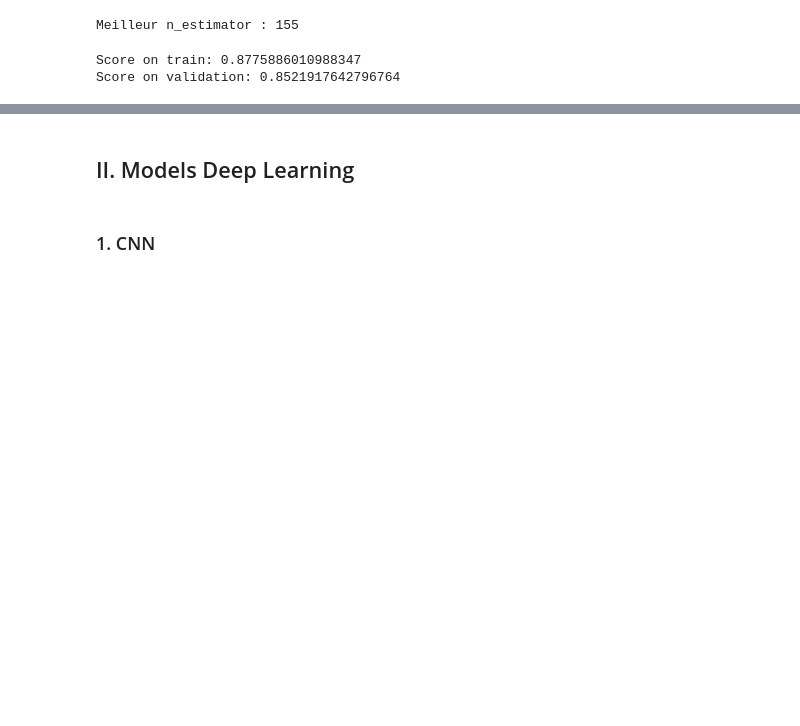
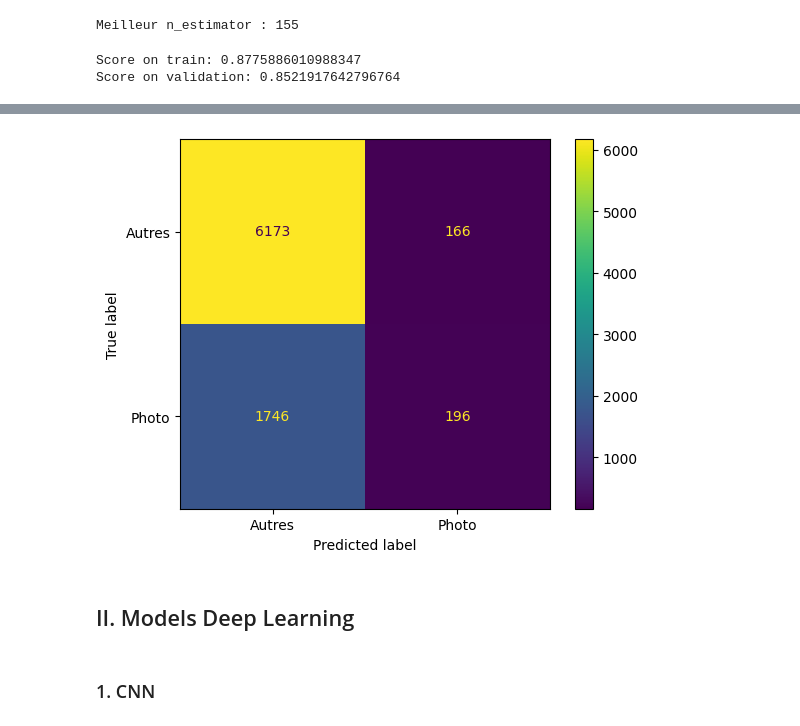
Before and after one commit to NesrineGuesmii/DataSc_Projet, a Jupyter notebook: Classification binaire.ipynb, the cells around one changed output, grey strips where cells are left out. Cells and saved outputs as stored; diff of their text form; code cells hidden in the pictures; blank space fills up the shorter version.

```diff
--- a/Classification binaire.ipynb
+++ b/Classification binaire.ipynb
@@ -205,3 +238,7 @@ plt.show()
+# %%
+DrawConfusionMatrix(y_validation, y_val_pred, classes_binaire)
+# %% [output]
+[figure, added]
 # %% [markdown]
 ## II. Models Deep Learning
 # %% [markdown]
```
Also changed, not shown: parts of 9 cells of this notebook.
